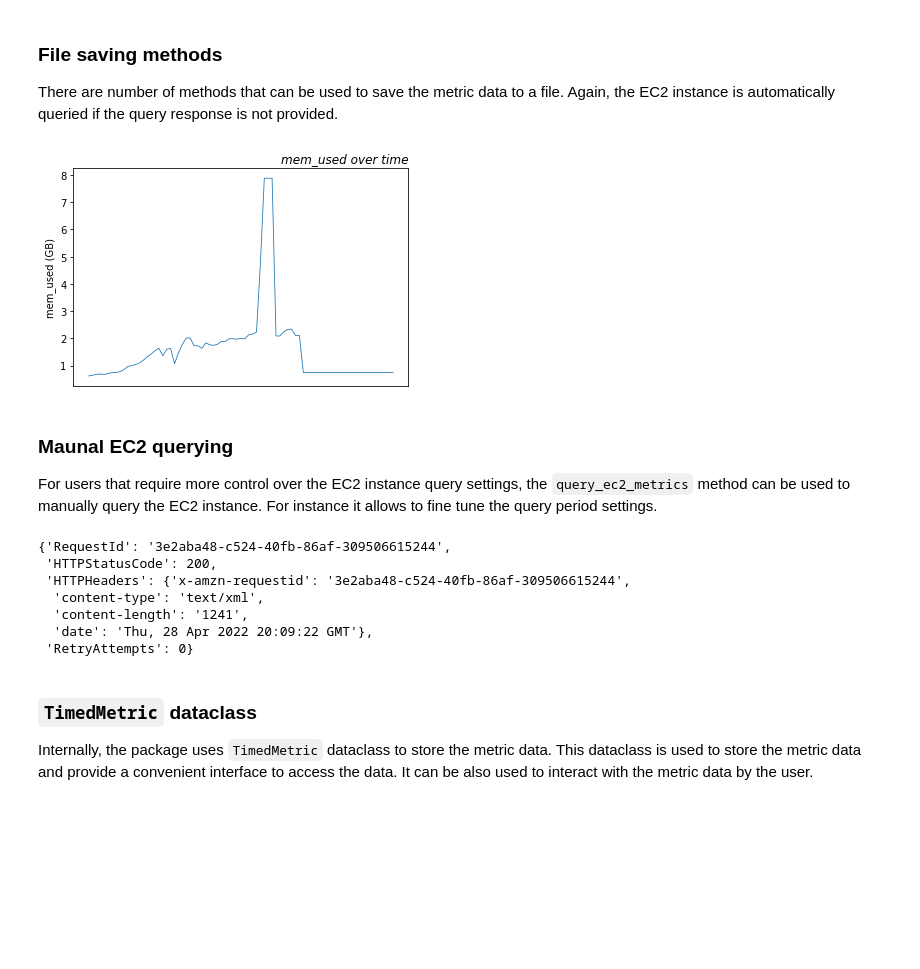
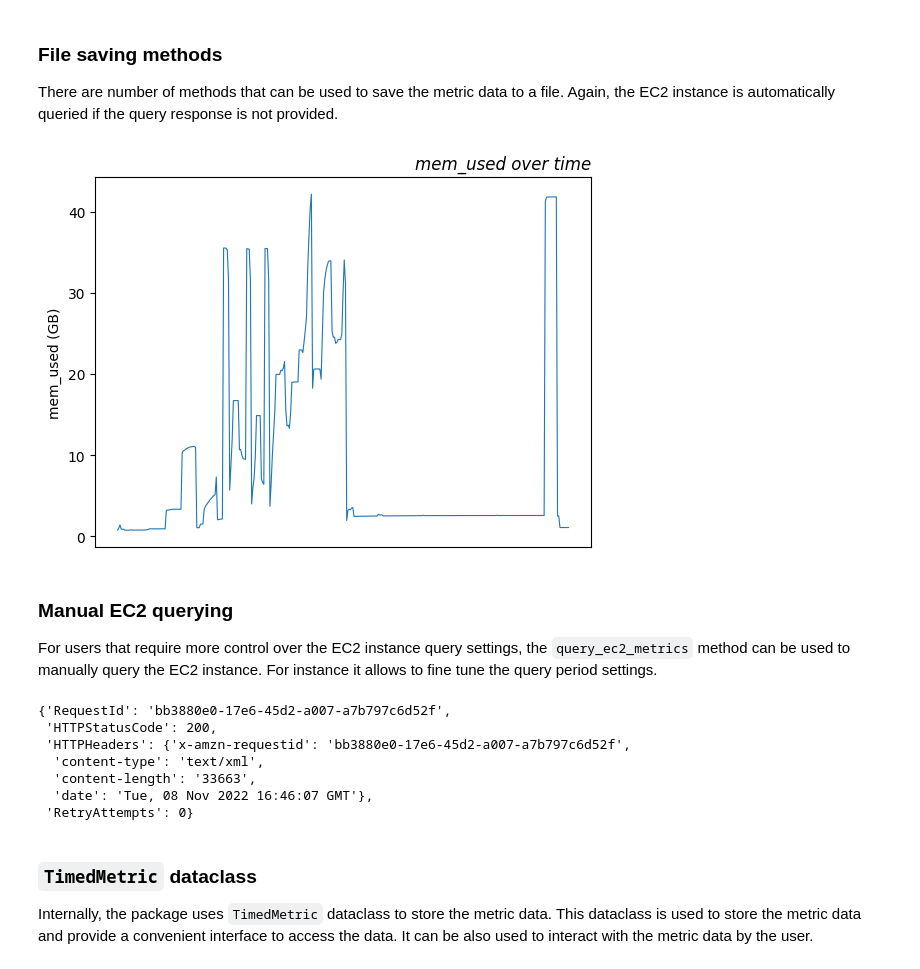
Before and after one commit to niaid/cloudwatcher, a Jupyter notebook: docs/API_usage.ipynb, the cells around one changed output. Cells and saved outputs as stored; diff of their text form; code cells hidden in the pictures; blank space fills up the shorter version.

```diff
--- a/docs/API_usage.ipynb
+++ b/docs/API_usage.ipynb
@@ -31,0 +45,6 @@ mw = MetricWatcher(
+# %%
+from cloudwatcher.preset import PresetFilesInventory
+from rich.console import Console
+
+pfi = PresetFilesInventory()
+Console().print(pfi.presets_table)
@@ -32 +67,14 @@ mw = MetricWatcher(
+# %%
+from cloudwatcher.preset import MetricWatcherSetup
+mw_setup = MetricWatcherSetup.from_json(pfi.get_preset_path("nephele_mem"))
+mw_setup.upsert_dimensions([f"InstanceId:{instance_id}"])
+mw = MetricWatcher(**mw_setup.to_dict())
+query_kwargs = {
+    "days": 5,
+    "hours": 0,
+    "minutes": 0,
+    "stat": "Maximum",
+    "period": 60,
+}
+response = mw.query_ec2_metrics(**query_kwargs)
 # %% [markdown]
@@ -68,19 +95,19 @@ mw.log_metric(query_preset="day")
 
 There are number of methods that can be used to save the metric data to a file. Again, the EC2 instance is automatically queried if the query response is not provided.
 # %%
-mw.save_metric_plot(file_path=f"/tmp/{instance_id}_plot.png")
-mw.save_metric_csv(file_path=f"/tmp/{instance_id}_metric.csv")
-mw.save_metric_json(file_path=f"/tmp/{instance_id}_metric.json")
-mw.save_response_json(file_path=f"/tmp/{instance_id}_response.json")
+mw.save_metric_plot(file_path=f"/tmp/{instance_id}_plot.png", query_kwargs=query_kwargs)
+mw.save_metric_csv(file_path=f"/tmp/{instance_id}_metric.csv", query_kwargs=query_kwargs)
+mw.save_metric_json(file_path=f"/tmp/{instance_id}_metric.json", query_kwargs=query_kwargs)
+mw.save_response_json(file_path=f"/tmp/{instance_id}_response.json", query_kwargs=query_kwargs)
 # %% [output]
-[figure, old version]
+[figure, new version]
 # %% [markdown]
-### Maunal EC2 querying
+### Manual EC2 querying
 
 For users that require more control over the EC2 instance query settings, the `query_ec2_metrics` method can be used to manually query the EC2 instance. For instance it allows to fine tune the query period settings.
 # %%
 FINE_TUNED_SETTINGS = {
-    "days": 1,
+    "days": 5,
     "hours": 0,
     "minutes": 0,
     "stat": "Maximum",
@@ -90,12 +117,12 @@ response = mw.query_ec2_metrics(**FINE_TUNED_SETTINGS)
 
 response["ResponseMetadata"]
 # %% [output]
-{'RequestId': '3e2aba48-c524-40fb-86af-309506615244',
+{'RequestId': 'bb3880e0-17e6-45d2-a007-a7b797c6d52f',
  'HTTPStatusCode': 200,
- 'HTTPHeaders': {'x-amzn-requestid': '3e2aba48-c524-40fb-86af-309506615244',
+ 'HTTPHeaders': {'x-amzn-requestid': 'bb3880e0-17e6-45d2-a007-a7b797c6d52f',
   'content-type': 'text/xml',
-  'content-length': '1241',
-  'date': 'Thu, 28 Apr 2022 20:09:22 GMT'},
+  'content-length': '33663',
+  'date': 'Tue, 08 Nov 2022 16:46:07 GMT'},
  'RetryAttempts': 0}
 # %% [markdown]
 ### `TimedMetric` dataclass
```
Also changed, not shown: parts of 8 cells of this notebook, 11 other files.
